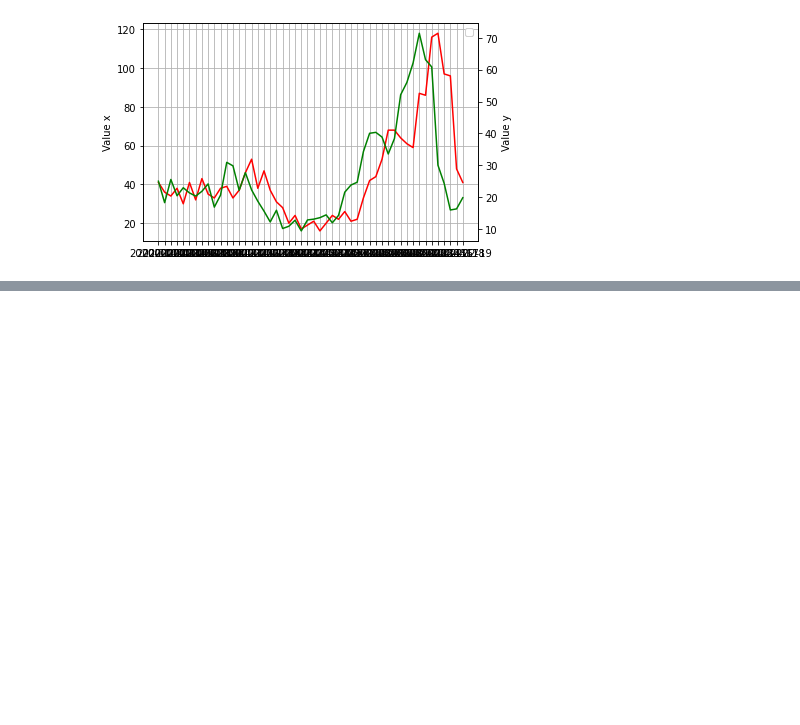
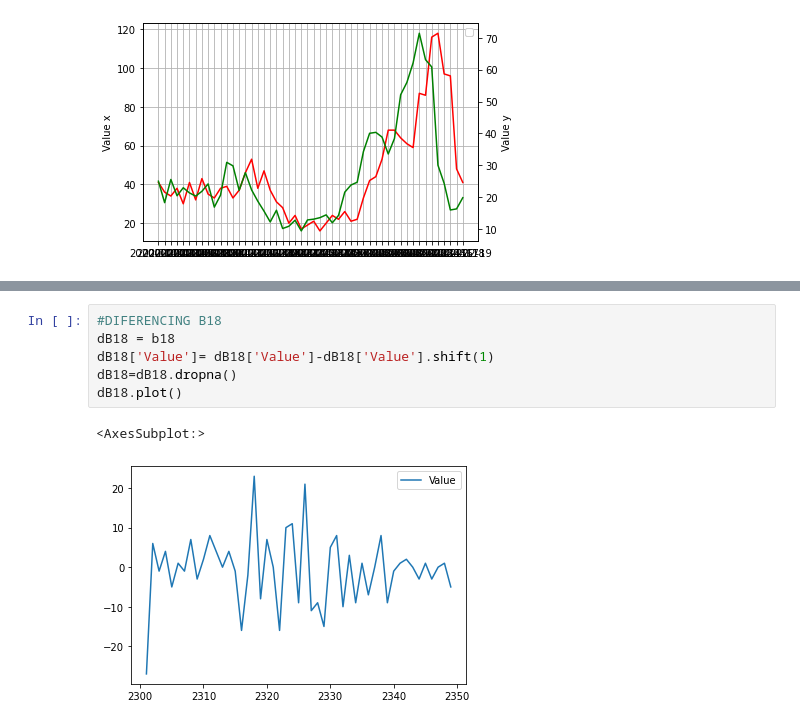
Before and after one commit to eugenio-santos/rootanalysis, a Jupyter notebook: grangerPOC.ipynb, the cells around one changed output, grey strips where cells are left out. Cells and saved outputs as stored; diff of their text form; blank space fills up the shorter version.

```diff
--- a/grangerPOC.ipynb
+++ b/grangerPOC.ipynb
@@ -155,0 +248,9 @@ rs
+# %%
+#DIFERENCING B18
+dB18 = b18
+dB18['Value']= dB18['Value']-dB18['Value'].shift(1)
+dB18=dB18.dropna()
+dB18.plot()
+# %% [output]
+<AxesSubplot:>
+[figure, added]
```
Also changed, not shown: parts of 12 cells of this notebook.
